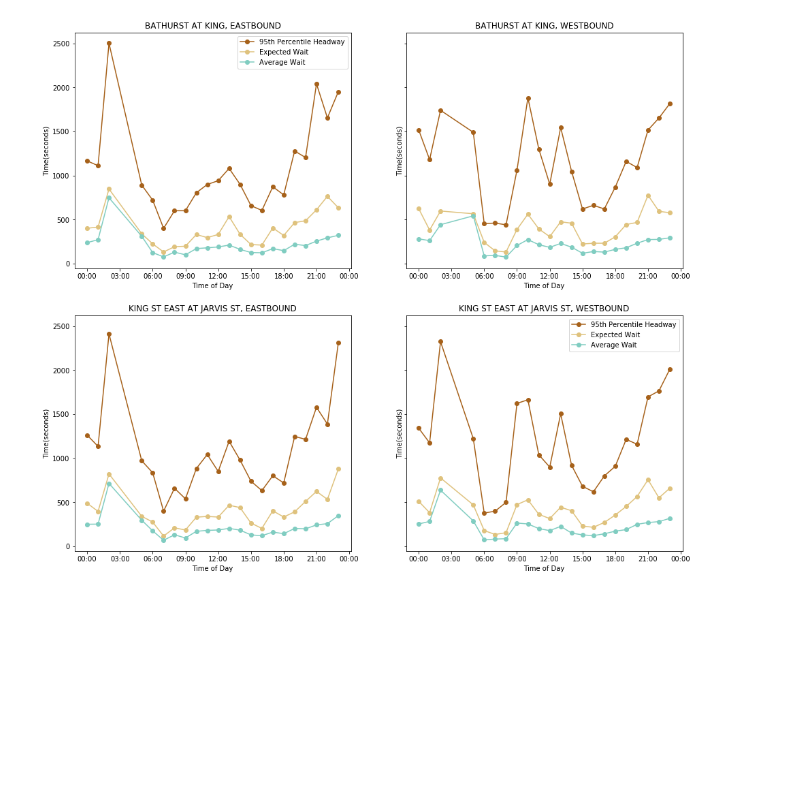
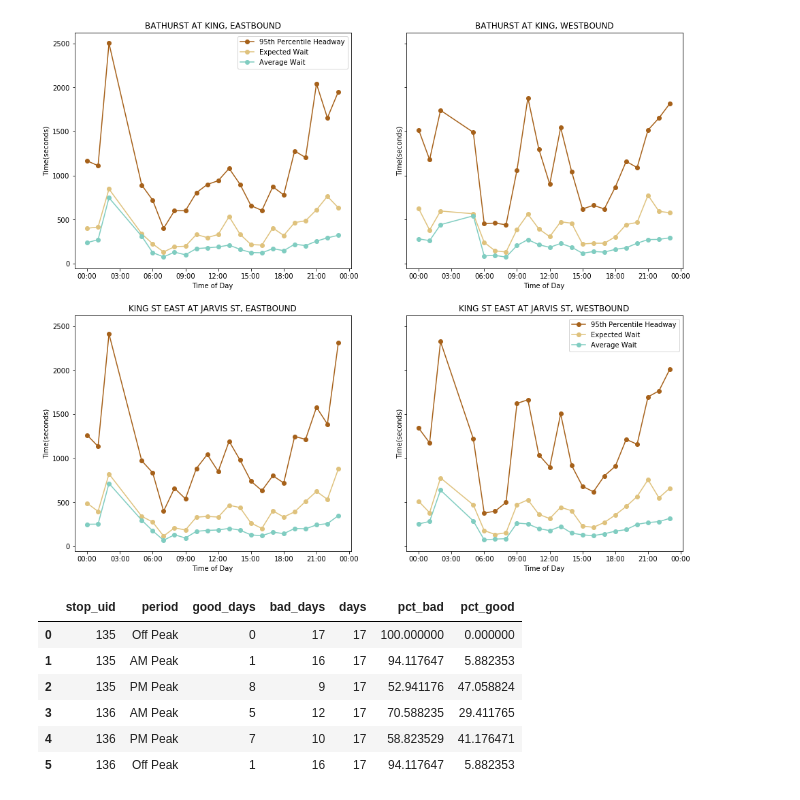
Before and after one commit to CityofToronto/bdit_king_pilot_dashboard, a Jupyter notebook: ttc/TTC_Headway_Reliability.ipynb, the cells around one changed output. Saved outputs shown, nothing was run; the diff lists cells and outputs as text; code cells hidden in the pictures; blank space fills up the shorter version.

```diff
--- a/ttc/TTC_Headway_Reliability.ipynb
+++ b/ttc/TTC_Headway_Reliability.ipynb
@@ -204,3 +204,50 @@ axe[1,1].legend(['95th Percentile Headway', 'Expected Wait', 'Average Wait'])
 plt.show()
 # %% [output]
 [figure]
+# %%
+sql = '''
+WITH headway as (
+	SELECT * FROM(
+		SELECT 	*,
+			dep_time - LAG(dep_time) OVER w as headway,
+			CASE 	WHEN (dep_time::time BETWEEN '07:00:00'::time AND '10:00:00'::time) THEN 'AM Peak'
+				WHEN (dep_time::time BETWEEN '16:00:00'::time AND '19:00:00'::time) THEN 'PM Peak'
+				ELSE 'Off Peak' END as period
+		FROM ttc.trip_stops
+		INNER JOIN ttc.trips USING (trip_uid)
+		WHERE stop_uid IN (136,135) AND line_number = 504 --7,8,76,77, --only look at stop King/Uni stop
+			AND EXTRACT(isodow FROM dep_time) < 6 --exclude weekends
+		WINDOW w AS (PARTITION BY stop_uid ORDER BY dep_time)) hw
+		WHERE headway < '02:00:00'::interval AND dep_time::date >= '2017-09-21' AND dep_time::date <= '2017-10-14') --filter unrealistic headways, restrict dates
+
+
+SELECT stop_uid,
+	period,
+	count(*) FILTER (WHERE stdev <= (.75 * average)) as good_days,
+	count(*) FILTER (WHERE stdev > (.75 * average)) as bad_days,
+	count(*)  as days,
+	100.0*count(*) FILTER (WHERE stdev > (.75 * average))/count(*) as pct_bad,
+	100.0*count(*) FILTER (WHERE stdev < (.75 * average))/count(*) as pct_good
+FROM(
+	SELECT stop_uid,
+	period,
+	avg(EXTRACT(epoch FROM headway)) as average,
+	stddev_samp(EXTRACT(epoch FROM headway)) as stdev,
+	date_trunc('day', dep_time) as dt
+	FROM headway
+	GROUP BY stop_uid, date_trunc('day', dep_time), period
+	) as filtered_headway
+
+GROUP BY stop_uid, period
+'''
+TTC_metric = pandasql.read_sql(sql, con)
+# %%
+TTC_metric
+# %% [output]
+|  | stop_uid | period | good_days | bad_days | days | pct_bad | pct_good |
+| 0 | 135 | Off Peak | 0 | 17 | 17 | 100.000000 | 0.000000 |
+| 1 | 135 | AM Peak | 1 | 16 | 17 | 94.117647 | 5.882353 |
+| 2 | 135 | PM Peak | 8 | 9 | 17 | 52.941176 | 47.058824 |
+| 3 | 136 | AM Peak | 5 | 12 | 17 | 70.588235 | 29.411765 |
+| 4 | 136 | PM Peak | 7 | 10 | 17 | 58.823529 | 41.176471 |
+| 5 | 136 | Off Peak | 1 | 16 | 17 | 94.117647 | 5.882353 |
```
Also changed, not shown: parts of 2 cells of this notebook.
